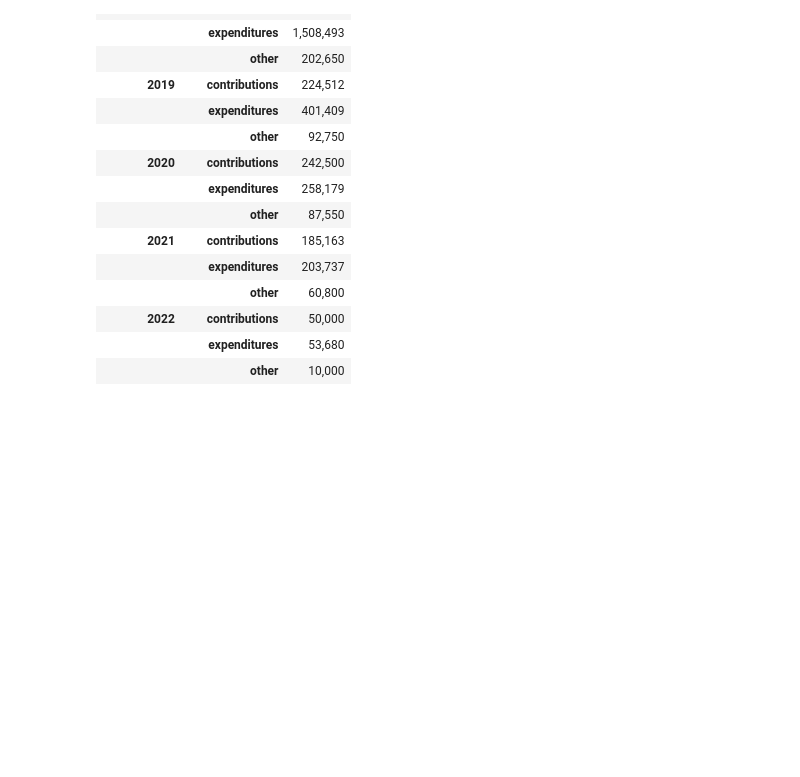
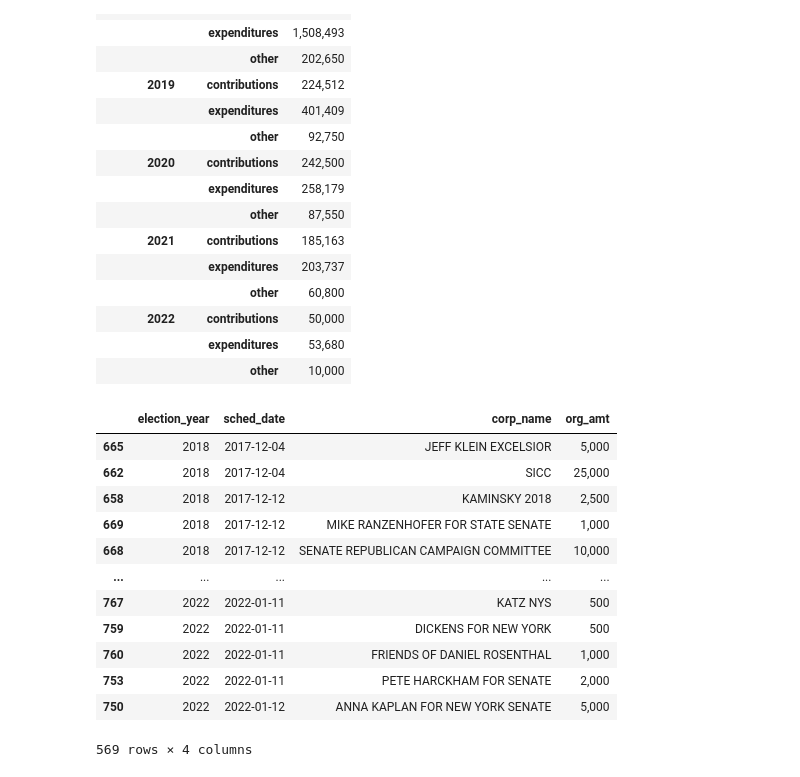
Before and after one commit to public-accountability/real-estate-research-2022, a Jupyter notebook: research.ipynb, the cells around one changed output. Drawn from its saved outputs; the diff is of its cells as text; code cells hidden in the pictures; blank space fills up the shorter version.

```diff
--- a/research.ipynb
+++ b/research.ipynb
@@ -85,4 +141,23 @@ df
 |  | expenditures | 53,680 |
 |  | other | 10,000 |
 # %%
-rebny_pac_expenditures = data[data['transaction_type'].eq('expenditures') & data['election_year'].isin([2019, 2020, 2021, 2022, 2023])][['election_year', 'sched_date', 'purpose_code_desc', 'flng_ent_name', 'org_amt']].sort_values('sched_date')
+rebny_pac_expenditures = data[data['transaction_type'].eq('expenditures')]
+rebny_pac_political_contributions = rebny_pac_expenditures[rebny_pac_expenditures.purpose_code_desc.eq('Political Contributions')].sort_values('sched_date')
+
+rebny_pac_political_contributions.to_csv('./rebny_pac_political_contributions.csv', index=False)
+
+display(rebny_pac_political_contributions[['election_year', 'sched_date', 'corp_name', 'org_amt']])
+# %% [output]
+|  | election_year | sched_date | corp_name | org_amt |
+| 665 | 2018 | 2017-12-04 | JEFF KLEIN EXCELSIOR | 5,000 |
+| 662 | 2018 | 2017-12-04 | SICC | 25,000 |
+| 658 | 2018 | 2017-12-12 | KAMINSKY 2018 | 2,500 |
+| 669 | 2018 | 2017-12-12 | MIKE RANZENHOFER FOR STATE SENATE | 1,000 |
+| 668 | 2018 | 2017-12-12 | SENATE REPUBLICAN CAMPAIGN COMMITTEE | 10,000 |
+| ... | ... | ... | ... | ... |
+| 767 | 2022 | 2022-01-11 | KATZ NYS | 500 |
+| 759 | 2022 | 2022-01-11 | DICKENS FOR NEW YORK | 500 |
+| 760 | 2022 | 2022-01-11 | FRIENDS OF DANIEL ROSENTHAL | 1,000 |
+| 753 | 2022 | 2022-01-11 | PETE HARCKHAM FOR SENATE | 2,000 |
+| 750 | 2022 | 2022-01-12 | ANNA KAPLAN FOR NEW YORK SENATE | 5,000 |
+569 rows × 4 columns
```
Also changed, not shown: parts of 6 cells of this notebook, 3 other files.
